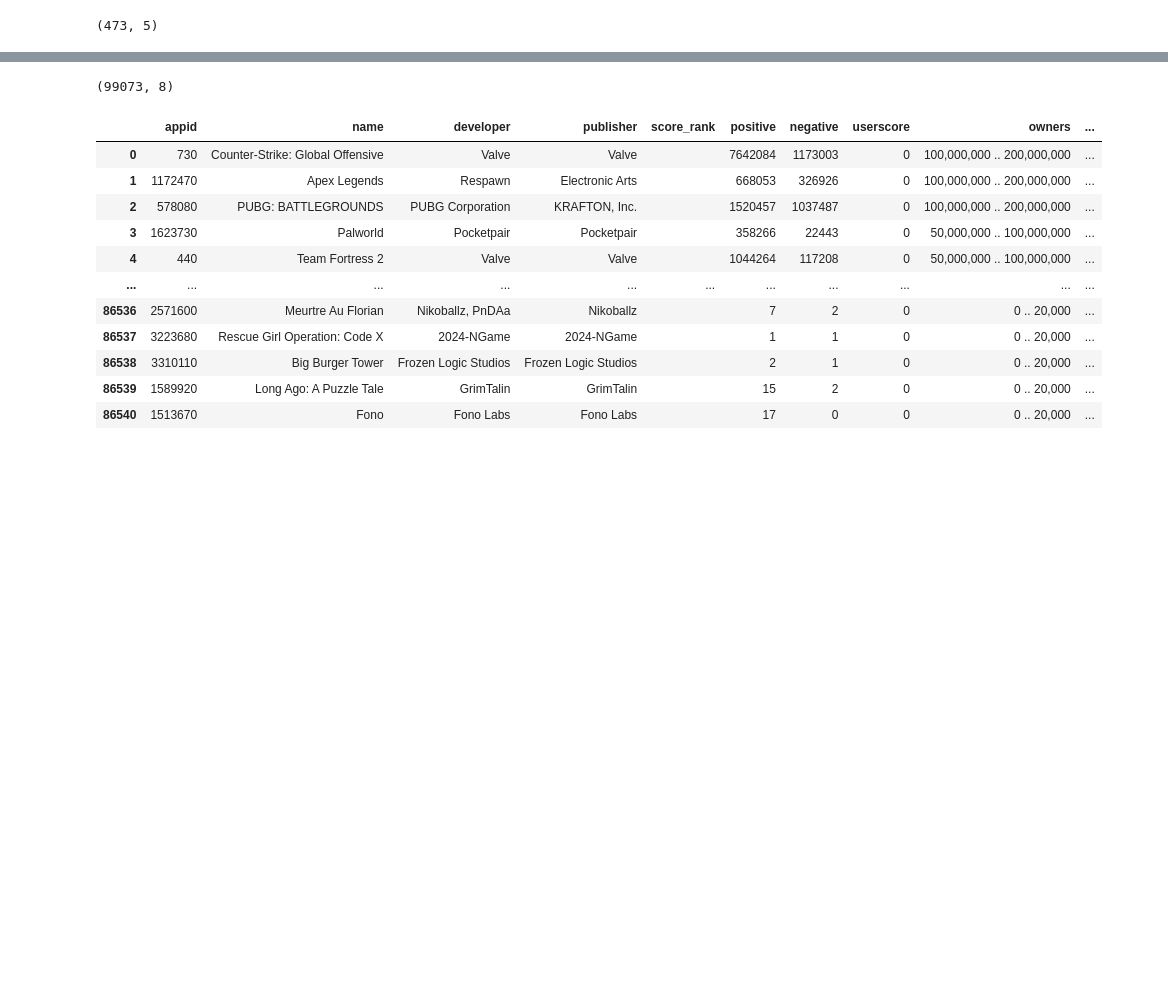
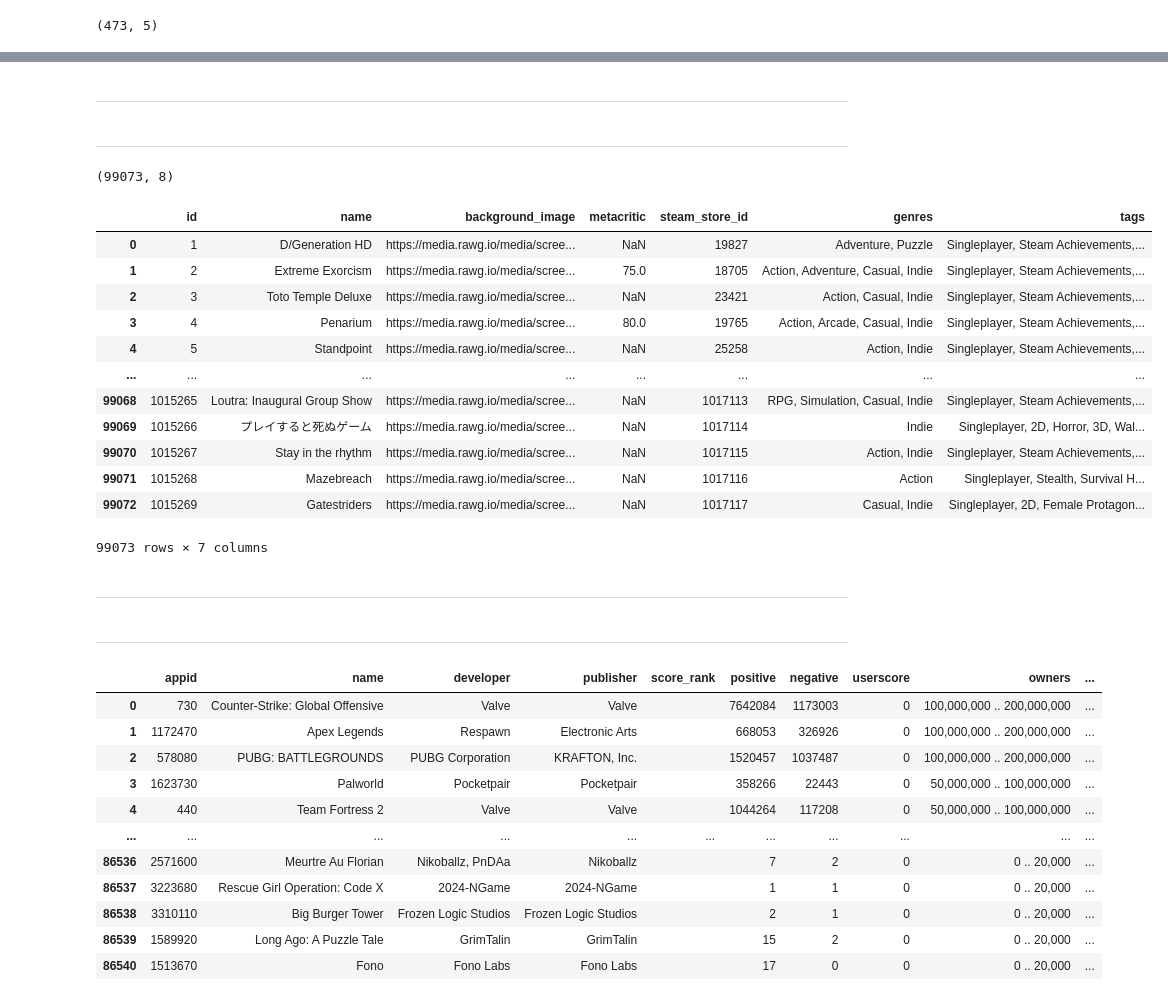
Before and after one commit to MetalMaxALIZ/Proyecto, a Jupyter notebook: pruebas.ipynb, the cells around one changed output, grey strips where cells are left out. Saved outputs shown, nothing was run; the diff lists cells and outputs as text; code cells hidden in the pictures; blank space fills up the shorter version.

```diff
--- a/pruebas.ipynb
+++ b/pruebas.ipynb
@@ -39,3 +53,7 @@ df_juegos_interes = df_juegos_interes.drop_duplicates(subset=['nombre'])
+# %% [markdown]
+------------------------------------
+# %% [markdown]
+------------------------------------
 # %%
 # Crear un dataframe de juegos_rawg.db
 from rawg_api_scraper_reintentos import obtener_dataframe_juegos
@@ -46,6 +64,26 @@ df_rawg.shape
 # %%
 # Eliminamos la columna fecha_extraccion
 df_rawg = df_rawg.drop(columns=['fecha_extraccion'])
+# %%
+df_rawg
+# %% [output]
+|  | id | name | background_image | metacritic | steam_store_id | genres | tags |
+| 0 | 1 | D/Generation HD | https://media.rawg.io/media/scree... | NaN | 19827 | Adventure, Puzzle | Singleplayer, Steam Achievements,... |
+| 1 | 2 | Extreme Exorcism | https://media.rawg.io/media/scree... | 75.0 | 18705 | Action, Adventure, Casual, Indie | Singleplayer, Steam Achievements,... |
+| 2 | 3 | Toto Temple Deluxe | https://media.rawg.io/media/scree... | NaN | 23421 | Action, Casual, Indie | Singleplayer, Steam Achievements,... |
+| 3 | 4 | Penarium | https://media.rawg.io/media/scree... | 80.0 | 19765 | Action, Arcade, Casual, Indie | Singleplayer, Steam Achievements,... |
+| 4 | 5 | Standpoint | https://media.rawg.io/media/scree... | NaN | 25258 | Action, Indie | Singleplayer, Steam Achievements,... |
+| ... | ... | ... | ... | ... | ... | ... | ... |
+| 99068 | 1015265 | Loutra: Inaugural Group Show | https://media.rawg.io/media/scree... | NaN | 1017113 | RPG, Simulation, Casual, Indie | Singleplayer, Steam Achievements,... |
+| 99069 | 1015266 | プレイすると死ぬゲーム | https://media.rawg.io/media/scree... | NaN | 1017114 | Indie | Singleplayer, 2D, Horror, 3D, Wal... |
+| 99070 | 1015267 | Stay in the rhythm | https://media.rawg.io/media/scree... | NaN | 1017115 | Action, Indie | Singleplayer, Steam Achievements,... |
+| 99071 | 1015268 | Mazebreach | https://media.rawg.io/media/scree... | NaN | 1017116 | Action | Singleplayer, Stealth, Survival H... |
+| 99072 | 1015269 | Gatestriders | https://media.rawg.io/media/scree... | NaN | 1017117 | Casual, Indie | Singleplayer, 2D, Female Protagon... |
+99073 rows × 7 columns
+# %% [markdown]
+------------------------------------
+# %% [markdown]
+------------------------------------
 # %%
 # Creamos un dataframe de steam_data.db
 from SteamSpy import obtener_dataframe_steam_data
```
Also changed, not shown: parts of 8 cells of this notebook, 5 other files.
